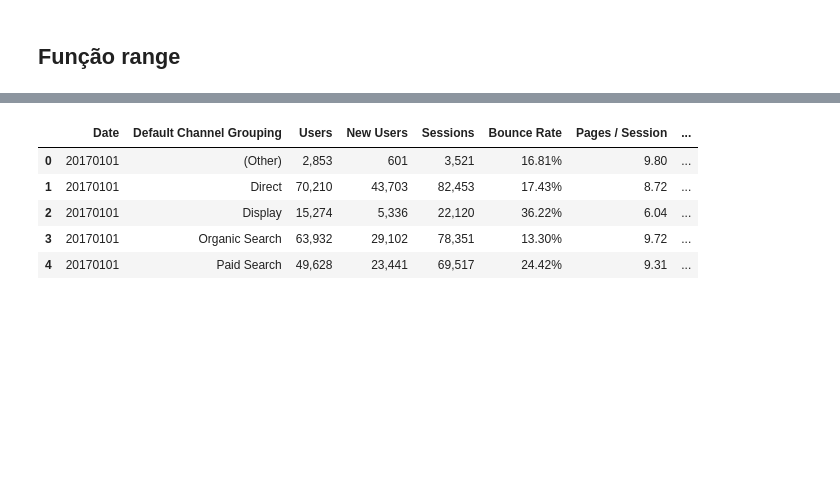
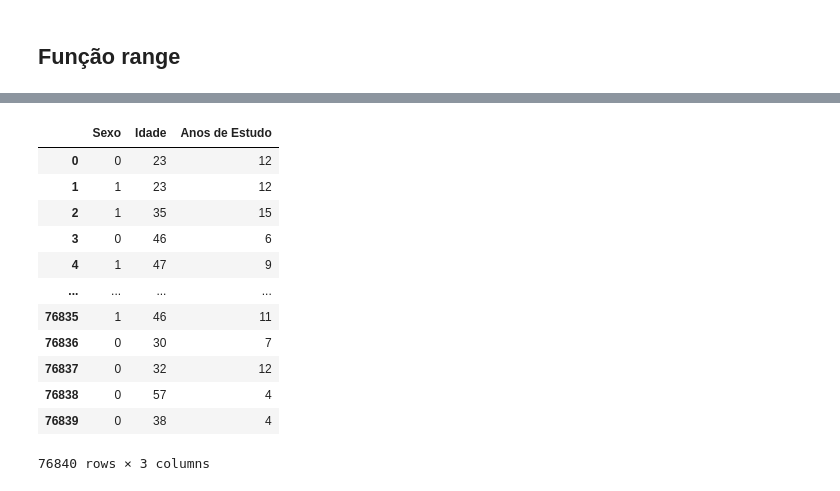
Before and after one commit to veamparo/Estudos_Python, a Jupyter notebook: Scripts Python/Python com Pandas.ipynb, the cells around one changed output, grey strips where cells are left out. Saved outputs shown, nothing was run; the diff lists cells and outputs as text; code cells hidden in the pictures; blank space fills up the shorter version.

```diff
--- a/Scripts Python/Python com Pandas.ipynb
+++ b/Scripts Python/Python com Pandas.ipynb
@@ -764,9 +566,16 @@ base1 = pd.read_csv('C:/Users/Samsung/Datasets/base1.csv')
-# %%
-base1.head(5)
-# %% [output]
-|  | Date | Default Channel Grouping | Users | New Users | Sessions | Bounce Rate | Pages / Session | ... |
-| 0 | 20170101 | (Other) | 2,853 | 601 | 3,521 | 16.81% | 9.80 | ... |
-| 1 | 20170101 | Direct | 70,210 | 43,703 | 82,453 | 17.43% | 8.72 | ... |
-| 2 | 20170101 | Display | 15,274 | 5,336 | 22,120 | 36.22% | 6.04 | ... |
-| 3 | 20170101 | Organic Search | 63,932 | 29,102 | 78,351 | 13.30% | 9.72 | ... |
-| 4 | 20170101 | Paid Search | 49,628 | 23,441 | 69,517 | 24.42% | 9.31 | ... |
+# %%
+dados.loc[:, ['Sexo', 'Idade', 'Anos de Estudo']]
+# %% [output]
+|  | Sexo | Idade | Anos de Estudo |
+| 0 | 0 | 23 | 12 |
+| 1 | 1 | 23 | 12 |
+| 2 | 1 | 35 | 15 |
+| 3 | 0 | 46 | 6 |
+| 4 | 1 | 47 | 9 |
+| ... | ... | ... | ... |
+| 76835 | 1 | 46 | 11 |
+| 76836 | 0 | 30 | 7 |
+| 76837 | 0 | 32 | 12 |
+| 76838 | 0 | 57 | 4 |
+| 76839 | 0 | 38 | 4 |
+76840 rows × 3 columns
```
Also changed, not shown: parts of 80 cells of this notebook.
